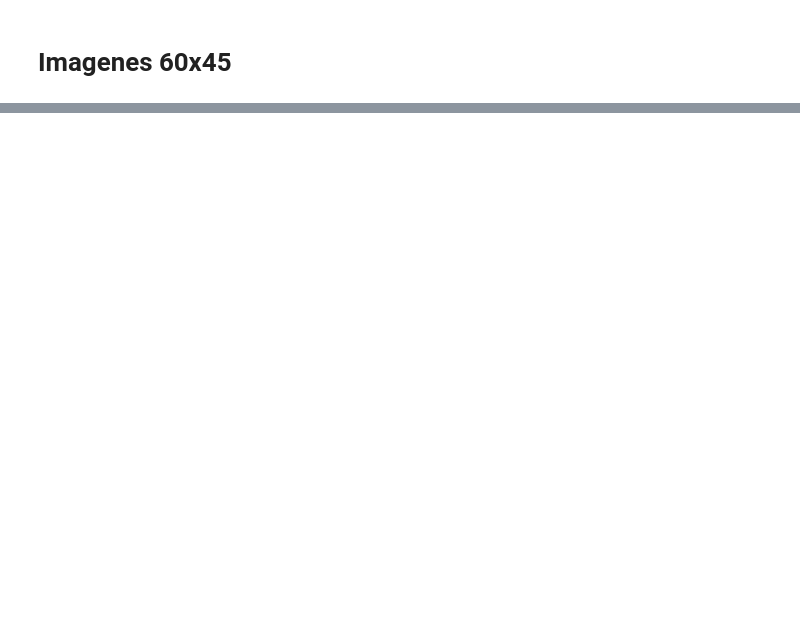
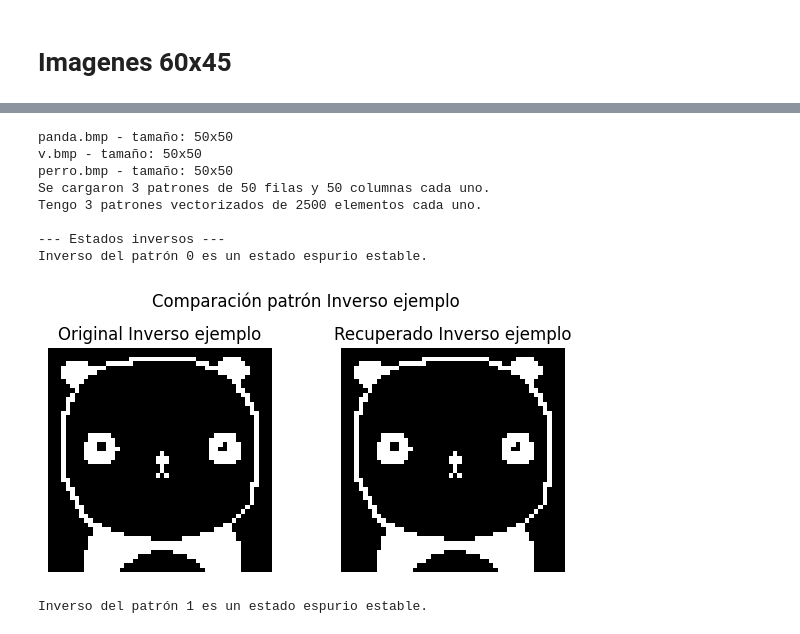
Before and after one commit to lminervino18/trabajos-practicos-aprendizaje-profundo, a Jupyter notebook: TP1/tp1.ipynb, the cells around one changed output, grey strips where cells are left out. Saved outputs shown, nothing was run; the diff lists cells and outputs as text; code cells hidden in the pictures; blank space fills up the shorter version.

```diff
--- a/TP1/tp1.ipynb
+++ b/TP1/tp1.ipynb
@@ -363,0 +451,80 @@ Ruido 100% → Error promedio: 1.0000
+# %%
+# Cargar imágenes y vectorizarlas
+carpeta_imagenes = "imagenes/50x50"
+patrones = cargar_patrones_desde_carpeta(carpeta_imagenes)
+patrones_vectorizados = centrar_y_vectorizar_patrones(patrones)
+
+ancho, alto = 50, 50
+dimension = ancho * alto
+
+# Entrenar la red
+pesos = entrenar_red_hopfield(patrones_vectorizados)
+
+# ---------- ESTADOS ESPURIOS ----------
+
+def es_estable(estado, pesos, max_iter=10000):
+    """
+    Verifica si un estado es un mínimo estable (converge a sí mismo).
+    """
+    convergido = recuperar_patron(estado, pesos, max_iter)
+    return convergido == estado
+
+# 1. Inversos de cada patrón
+print("\n--- Estados inversos ---")
+for i, patron in enumerate(patrones_vectorizados):
+    inverso = [-x for x in patron]
+    if es_estable(inverso, pesos):
+        print(f"Inverso del patrón {i} es un estado espurio estable.")
+    else:
+        print(f"Inverso del patrón {i} NO es estable.")
+    mostrar_comparacion_patron(inverso, recuperar_patron(inverso, pesos), ancho, alto, indice="Inverso ejemplo")
+
+# 2. Combinación impar de patrones: sign(P0 + P1 + P2)
+print("\n--- Combinación impar de 3 patrones ---")
+
+def combinar_patrones(*patrones):
+    def signo(x): return 1 if x >= 0 else -1
+    return [signo(sum(p[i] for p in patrones)) for i in range(len(patrones[0]))]
+
+if len(patrones_vectorizados) >= 3:
+    combinado = combinar_patrones(
+        patrones_vectorizados[0],
+        patrones_vectorizados[1],
+        patrones_vectorizados[2]
+    )
+
+    if es_estable(combinado, pesos):
+        print("Combinación de P0, P1 y P2 es un estado espurio estable.")
+    else:
+        print("Combinación de P0, P1 y P2 NO es estable.")
+else:
+    print("No hay suficientes patrones para probar combinación impar.")
+
+# Opcional: visualizar uno de estos estados espurios
+mostrar_comparacion_patron(combinado, recuperar_patron(combinado, pesos), ancho, alto, indice="Combinación P0+P1+P2")
+
+import random
+
+# 3. Estados tipo spin-glass: aleatorios, no relacionados
+print("\n--- Estados tipo spin-glass ---")
+
+def generar_estado_aleatorio(n):
+    return [random.choice([-1, 1]) for _ in range(n)]
+
+for i in range(5):  # probar 5 estados aleatorios
+    estado_random = generar_estado_aleatorio(dimension)
+    if es_estable(estado_random, pesos):
+        print(f"Estado aleatorio {i} es un mínimo local estable (posible spin-glass).")
+    else:
+        print(f"Estado aleatorio {i} NO es estable.")
+# %% [output]
+panda.bmp - tamaño: 50x50
+v.bmp - tamaño: 50x50
+perro.bmp - tamaño: 50x50
+Se cargaron 3 patrones de 50 filas y 50 columnas cada uno.
+Tengo 3 patrones vectorizados de 2500 elementos cada uno.
+
+--- Estados inversos ---
+Inverso del patrón 0 es un estado espurio estable.
+[figure, added]
+Inverso del patrón 1 es un estado espurio estable.
```
Also changed, not shown: parts of 11 cells of this notebook.
